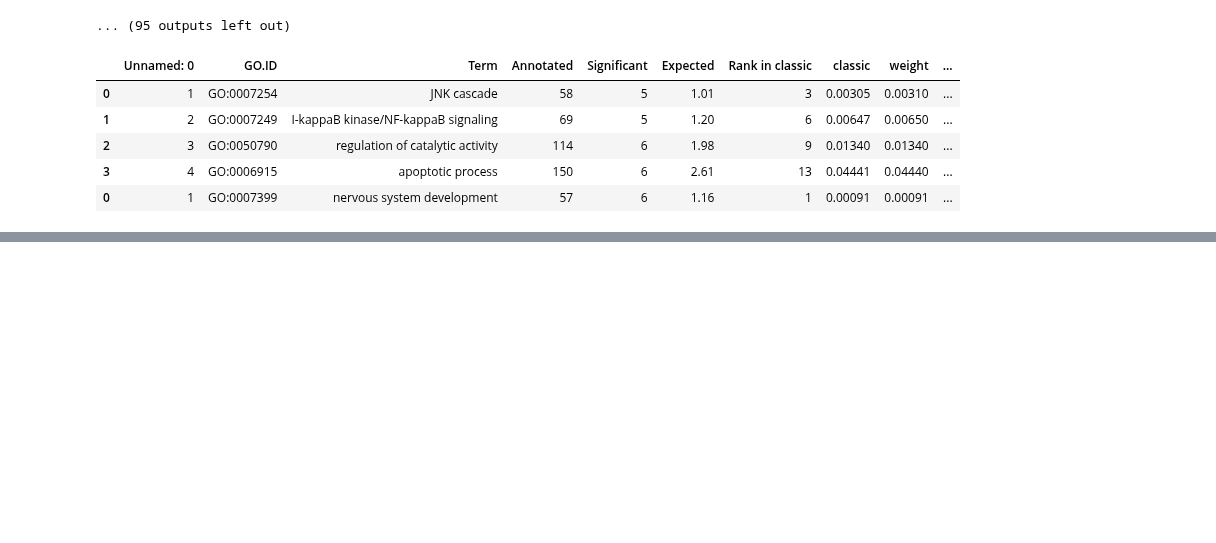
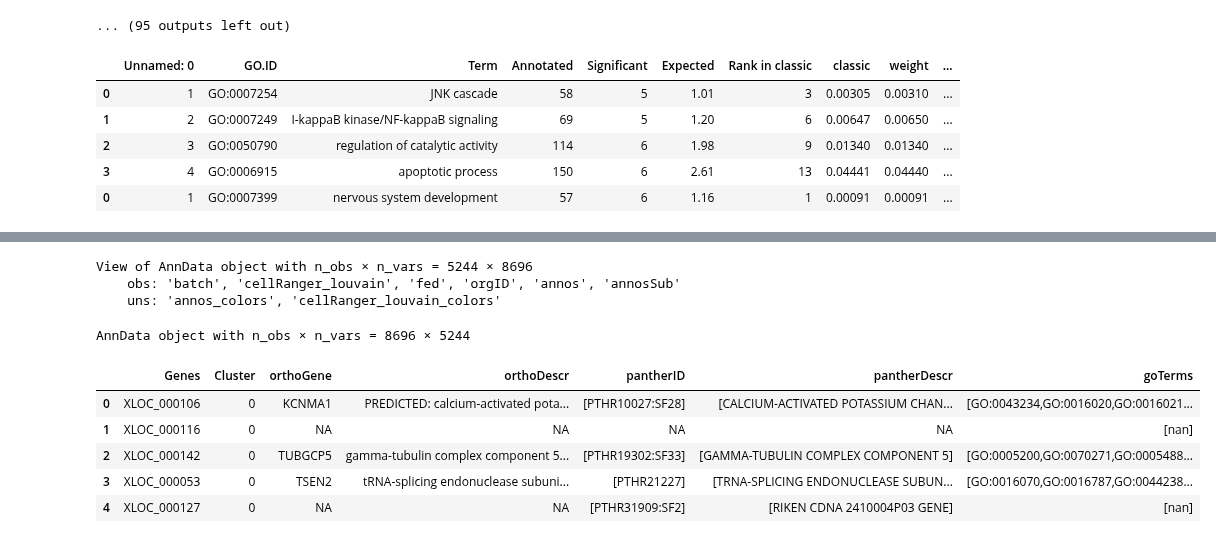
Before and after one commit to pachterlab/CWGFLHGCCHAP_2021, a Jupyter notebook: notebooks/Revision/gastroGeneModuleAnalysis.ipynb, the cells around one changed output, grey strips where cells are left out. Saved outputs shown, nothing was run; the diff lists cells and outputs as text; code cells hidden in the pictures; blank space fills up the shorter version.

```diff
--- a/notebooks/Revision/gastroGeneModuleAnalysis.ipynb
+++ b/notebooks/Revision/gastroGeneModuleAnalysis.ipynb
@@ -1078,0 +1108,17 @@ df.to_csv('glandModulesGOEnrich.csv',index=None)
+# %%
+gastro
+# %% [output]
+View of AnnData object with n_obs × n_vars = 5244 × 8696
+    obs: 'batch', 'cellRanger_louvain', 'fed', 'orgID', 'annos', 'annosSub'
+    uns: 'annos_colors', 'cellRanger_louvain_colors'
+# %%
+#Transpose cellxgene
+g_mod = anndata.AnnData(X=gastro.X.T)
+g_mod.var_names = gastro.obs_names
+g_mod.obs_names = gastro.var_names
+
+print(g_mod)
+
+g_copy = g_mod.copy()
+# %% [output]
+AnnData object with n_obs × n_vars = 8696 × 5244
@@ -1078,0 +1146,23 @@ df.to_csv('glandModulesGOEnrich.csv',index=None)
+# %%
+#Louvain clustering on genes across cells
+
+genes = []
+cluster = []
+for c in clusters:
+  sub = g_copy[g_copy.obs['louvain'] == c]
+  genes += list(sub.obs_names)
+  cluster += [c]*len(sub.obs_names)
+
+genesDF = pd.DataFrame()
+genesDF["Genes"] = genes
+genesDF["Cluster"] = cluster
+
+genesDF = annotateResDF(genesDF)
+genesDF.head()
+# %% [output]
+|  | Genes | Cluster | orthoGene | orthoDescr | pantherID | pantherDescr | goTerms |
+| 0 | XLOC_000106 | 0 | KCNMA1 | PREDICTED: calcium-activated pota... | [PTHR10027:SF28] | [CALCIUM-ACTIVATED POTASSIUM CHAN... | [GO:0043234,GO:0016020,GO:0016021... |
+| 1 | XLOC_000116 | 0 | NA | NA | NA | NA | [nan] |
+| 2 | XLOC_000142 | 0 | TUBGCP5 | gamma-tubulin complex component 5... | [PTHR19302:SF33] | [GAMMA-TUBULIN COMPLEX COMPONENT 5] | [GO:0005200,GO:0070271,GO:0005488... |
+| 3 | XLOC_000053 | 0 | TSEN2 | tRNA-splicing endonuclease subuni... | [PTHR21227] | [TRNA-SPLICING ENDONUCLEASE SUBUN... | [GO:0016070,GO:0016787,GO:0044238... |
+| 4 | XLOC_000127 | 0 | NA | NA | [PTHR31909:SF2] | [RIKEN CDNA 2410004P03 GENE] | [nan] |
```
Also changed, not shown: parts of 16 cells of this notebook.
